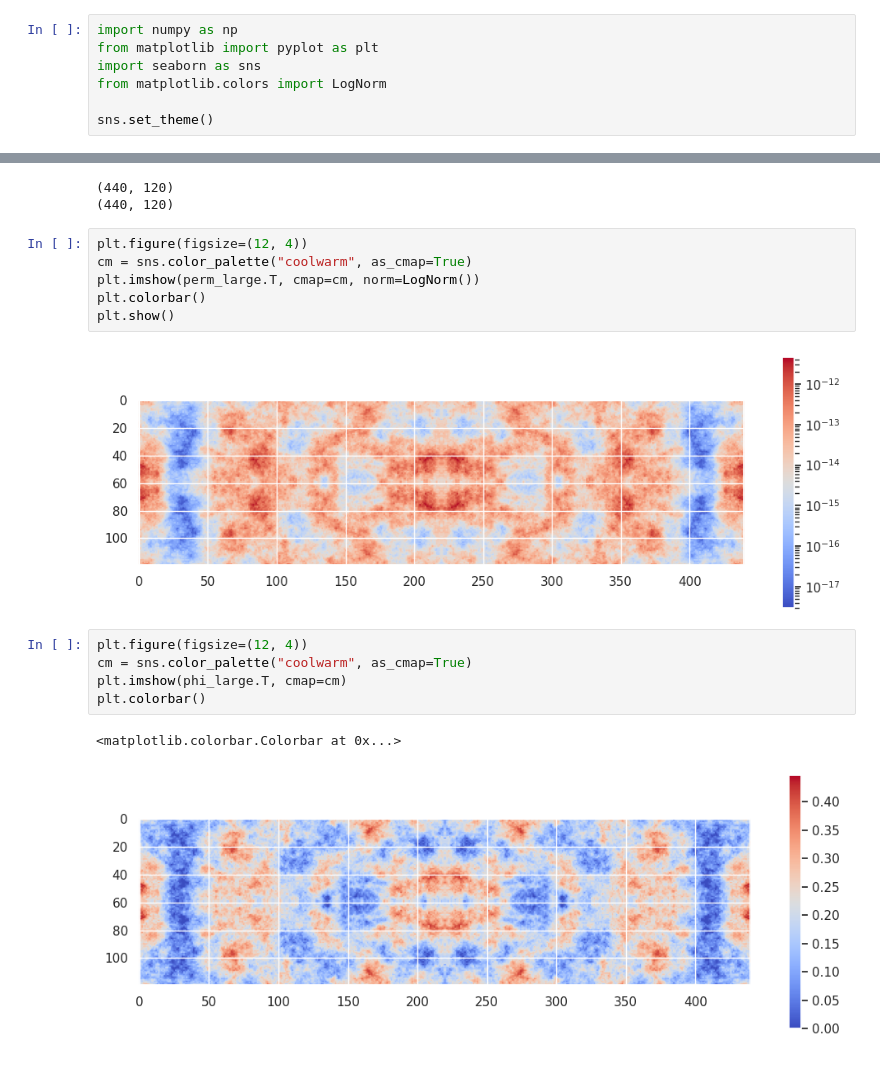
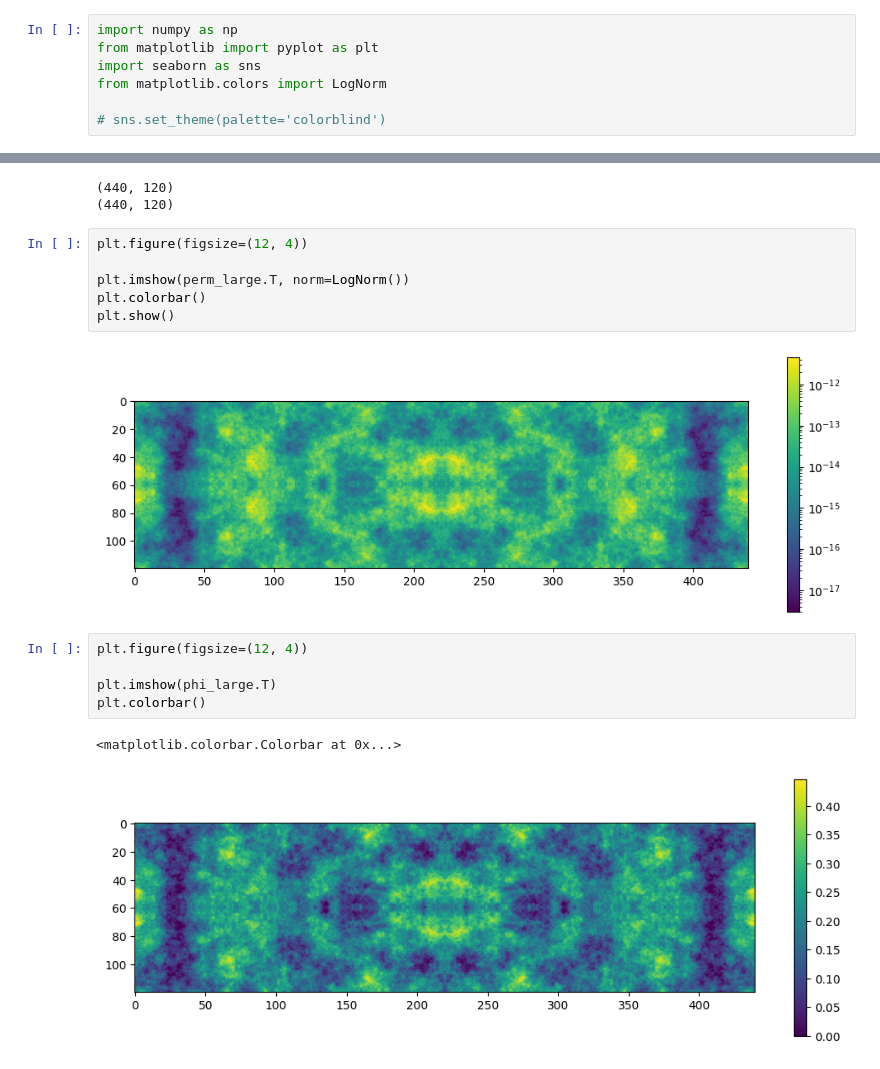
Before and after one commit to Yuriyzabegaev/solver_selector, a Jupyter notebook: examples/spe10_data/spe10.ipynb, the cells around one changed output, grey strips where cells are left out. Drawn from its saved outputs; the diff is of its cells as text.

```diff
--- a/examples/spe10_data/spe10.ipynb
+++ b/examples/spe10_data/spe10.ipynb
@@ -4,7 +4,7 @@ from matplotlib import pyplot as plt
 import seaborn as sns
 from matplotlib.colors import LogNorm
 
-sns.set_theme()
+# sns.set_theme(palette='colorblind')
 # %%
 spe_perm = np.loadtxt("./spe_perm.dat", dtype=float).reshape(
     3, 85, 220, 60
@@ -96,17 +127,17 @@ print(phi_large.shape)
 (440, 120)
 # %%
 plt.figure(figsize=(12, 4))
-cm = sns.color_palette("coolwarm", as_cmap=True)
-plt.imshow(perm_large.T, cmap=cm, norm=LogNorm())
+
+plt.imshow(perm_large.T, norm=LogNorm())
 plt.colorbar()
 plt.show()
 # %% [output]
-[figure, old version]
+[figure, new version]
 # %%
 plt.figure(figsize=(12, 4))
-cm = sns.color_palette("coolwarm", as_cmap=True)
-plt.imshow(phi_large.T, cmap=cm)
+
+plt.imshow(phi_large.T)
 plt.colorbar()
 # %% [output]
 <matplotlib.colorbar.Colorbar at 0x...>
-[figure, old version]
+[figure, new version]
```
Also changed, not shown: parts of 6 cells of this notebook, 2 other files.
